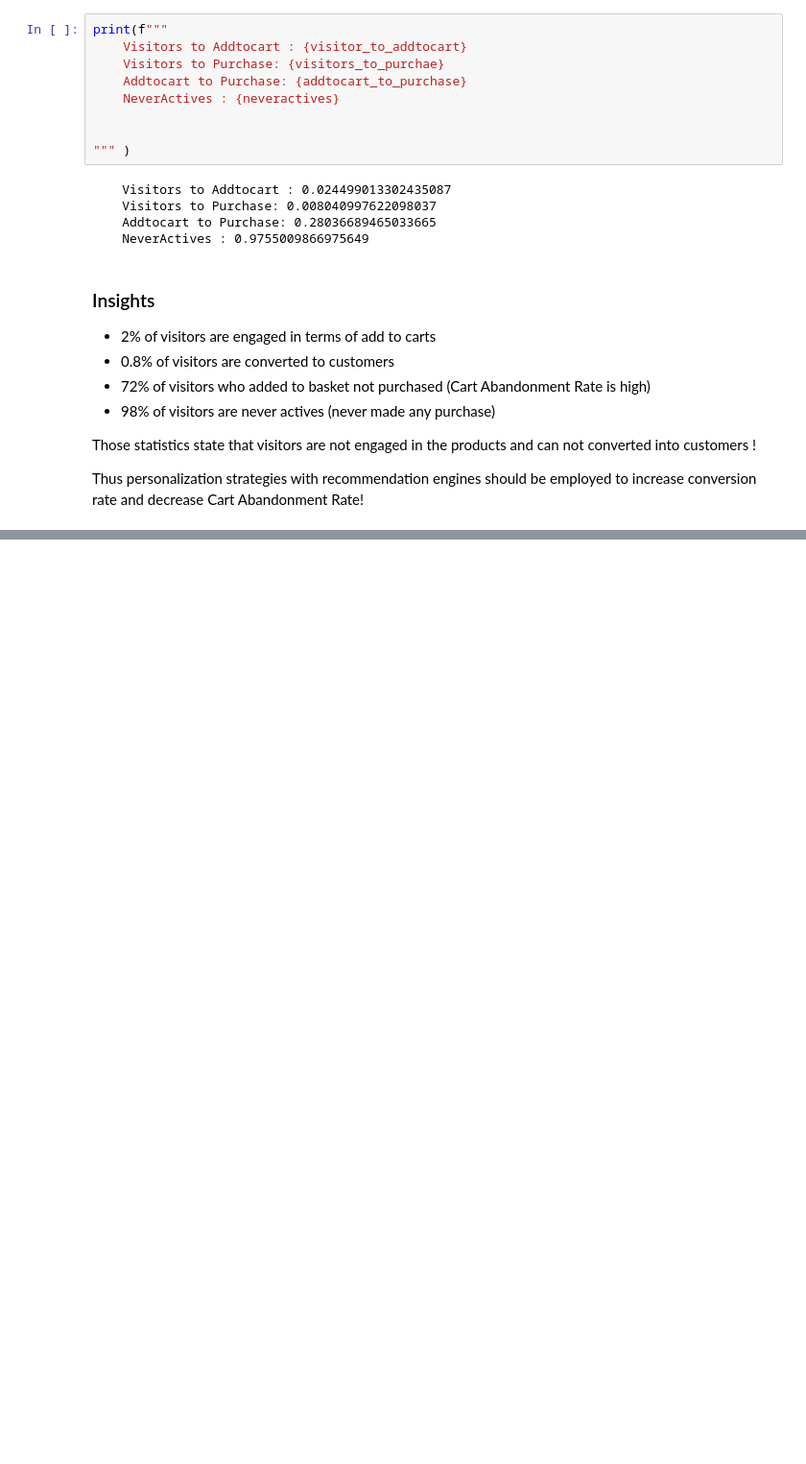
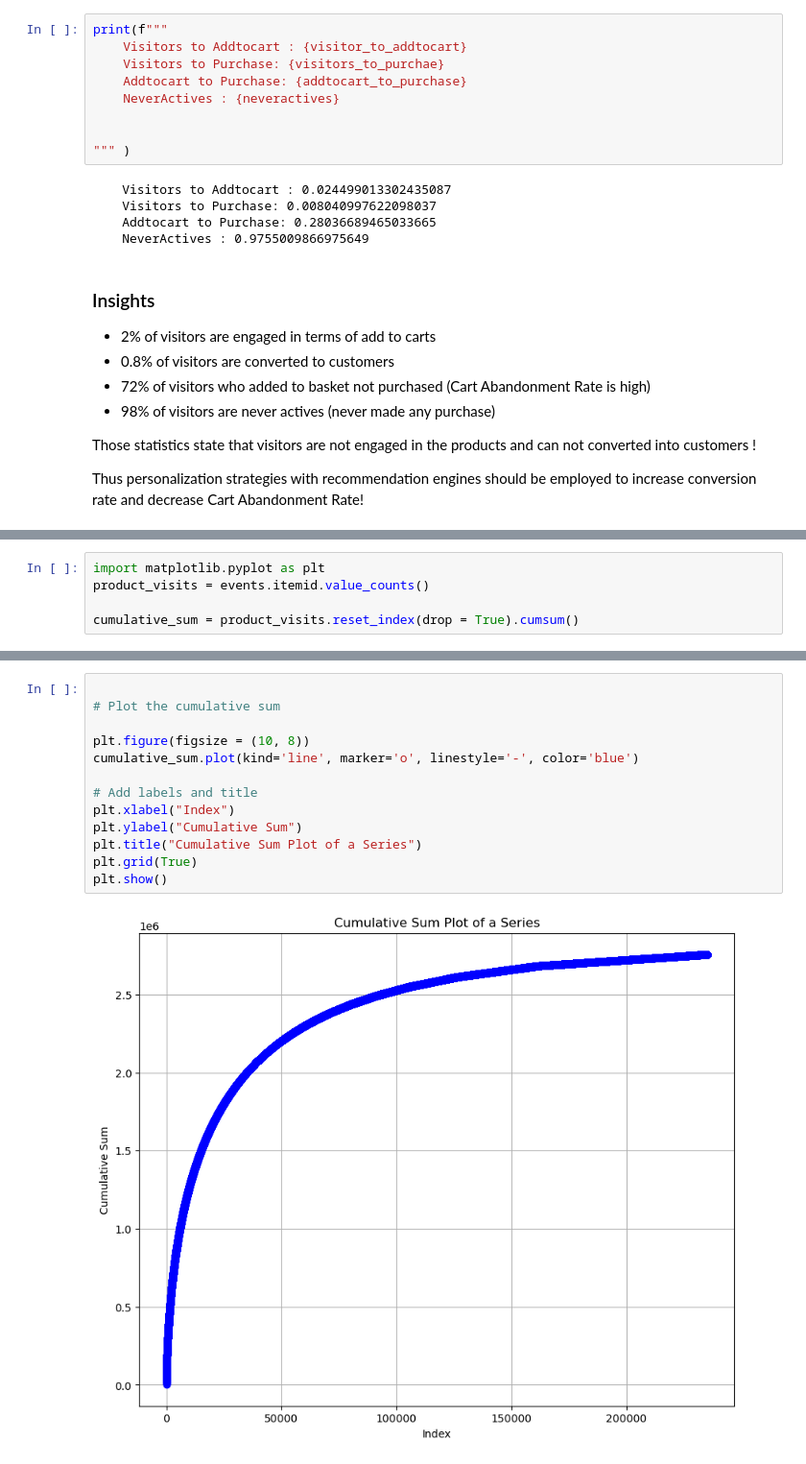
Before and after one commit to aiulukbek/recommenders, a Jupyter notebook: notebooks/EDA.ipynb, the cells around one changed output, grey strips where cells are left out. Shown at 96% size. Drawn from its saved outputs; the diff is of its cells as text; blank space fills up the shorter version.

```diff
--- a/notebooks/EDA.ipynb
+++ b/notebooks/EDA.ipynb
@@ -241,0 +290,5 @@ Thus personalization strategies with recommendation engines should be employed t
+# %%
+import matplotlib.pyplot as plt
+product_visits = events.itemid.value_counts()
+
+cumulative_sum = product_visits.reset_index(drop = True).cumsum()
@@ -241,0 +307,15 @@ Thus personalization strategies with recommendation engines should be employed t
+# %%
+
+# Plot the cumulative sum
+
+plt.figure(figsize = (10, 8))
+cumulative_sum.plot(kind='line', marker='o', linestyle='-', color='blue')
+
+# Add labels and title
+plt.xlabel("Index")
+plt.ylabel("Cumulative Sum")
+plt.title("Cumulative Sum Plot of a Series")
+plt.grid(True)
+plt.show()
+# %% [output]
+[figure, added]
```
Also changed, not shown: parts of 29 cells of this notebook.
